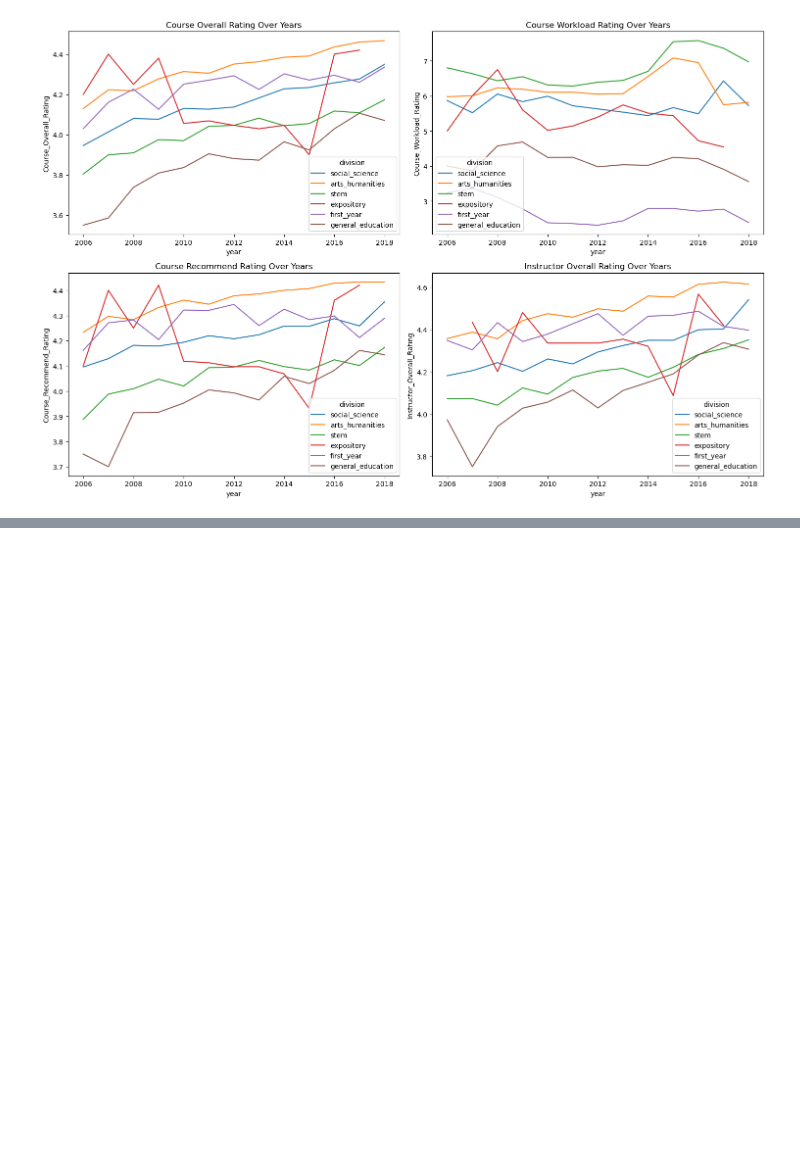
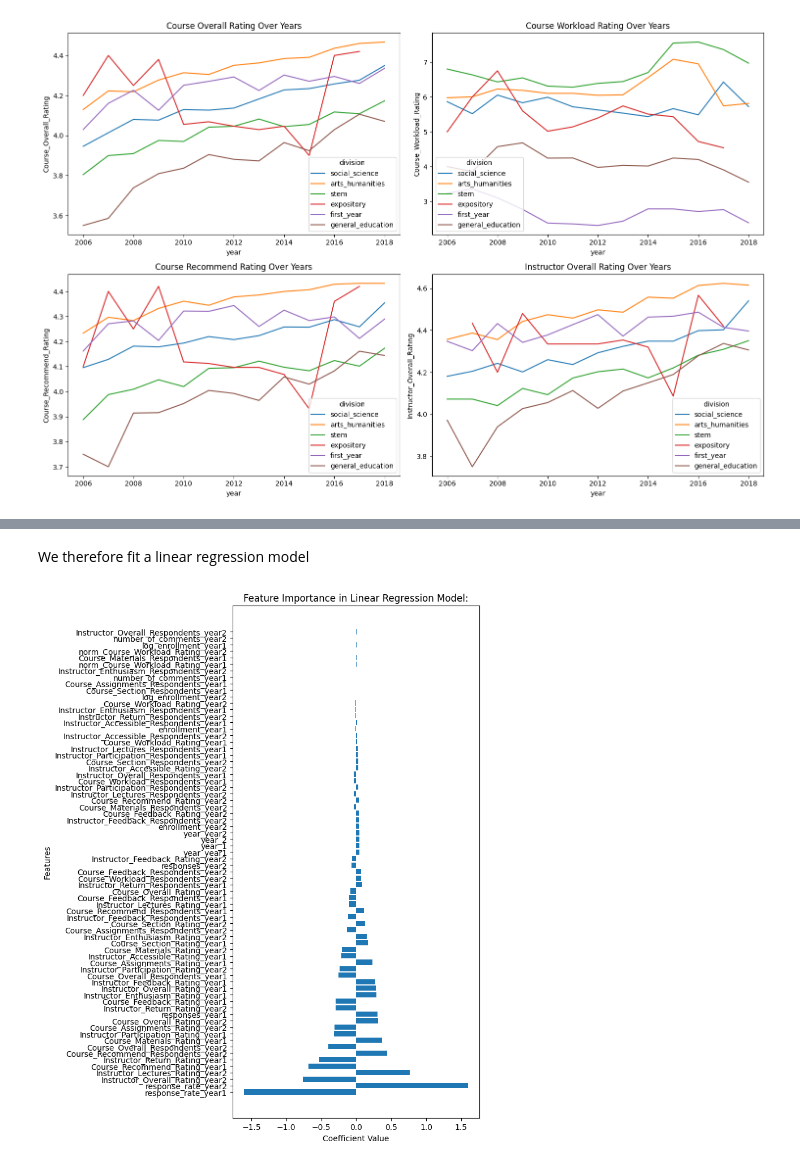
Before and after one commit to MattHAndrews/cs109a_final_project, a Jupyter notebook: Project.ipynb, the cells around one changed output, grey strips where cells are left out. Saved outputs shown, nothing was run; the diff lists cells and outputs as text; code cells hidden in the pictures; blank space fills up the shorter version.

```diff
--- a/Project.ipynb
+++ b/Project.ipynb
@@ -1025,0 +597,28 @@ print(model_performance)
+# %% [markdown]
+We therefore fit a linear regression model
+# %%
+# Visualize coefficents:
+
+# Fit the model according to the best degree = 1
+model = LinearRegression().fit(X_train, y_train)
+
+# Coefficients
+coefficients = model.coef_
+
+# Feature names
+feature_names = X_train.columns
+
+# Combine coefficients and feature names, and sort by the magnitude of coefficients
+coeff_df = pd.DataFrame({'Feature': feature_names, 'Coefficient': coefficients})
+coeff_df = coeff_df.reindex(coeff_df.Coefficient.abs().sort_values(ascending=False).index)
+
+# Plot
+plt.figure(figsize=(8, 10))  # Adjust the figure size as needed
+plt.barh(coeff_df['Feature'], coeff_df['Coefficient'])  # Horizontal bar plot
+plt.xlabel('Coefficient Value')
+plt.ylabel('Features')
+plt.title(f'Feature Importance in Linear Regression Model:')
+plt.tight_layout()
+plt.show()
+# %% [output]
+[figure, added]
```
Also changed, not shown: parts of 95 cells of this notebook, 3 other files.
